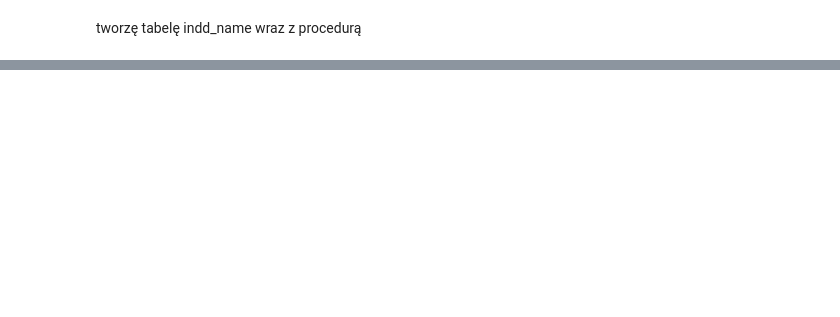
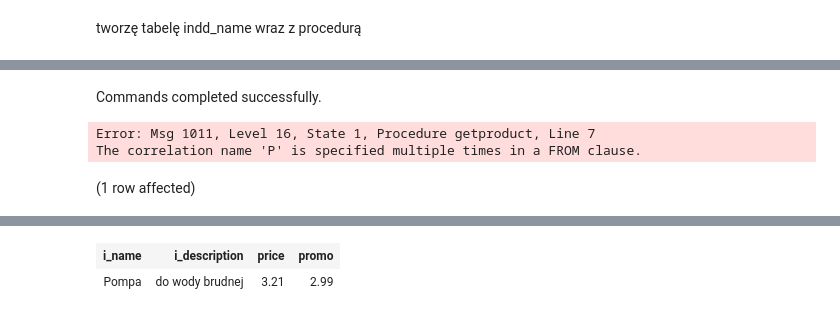
Before and after one commit to piotrHeinzelman/MySQL_2022Z, a Jupyter notebook: 00.prepareUser.Notebook-0.ipynb, the cells around one changed output, grey strips where cells are left out. Cells and saved outputs as stored; diff of their text form; code cells hidden in the pictures; blank space fills up the shorter version.

```diff
--- a/00.prepareUser.Notebook-0.ipynb
+++ b/00.prepareUser.Notebook-0.ipynb
@@ -479,0 +608,33 @@ INSERT INTO params (ID_code, ID_icon, num_value, string_value, ID_unit) VALUES (
+# %%
+USE DB_OKNO;
+GO
+
+
+CREATE OR ALTER FUNCTION dbo.getproduct (
+    @i_code BIGINT , @i_lang BIGINT , @i_issue BIGINT )  RETURNS TABLE
+AS
+RETURN
+    SELECT
+        N.i_name, N.i_description,
+        P.price, P.promo
+    FROM dbo.indd_names AS N
+
+    JOIN
+      dbo.prices AS P ON ( P.ID_code=@i_code AND P.ID_lang=@i_lang AND P.ID_issue=@i_issue )
+
+    JOIN
+      dbo.prices AS P ON ( P.ID_code=@i_code AND P.ID_lang=@i_lang AND P.ID_issue=@i_issue )
+
+
+    WHERE ( N.ID_code=@i_code AND N.ID_lang=@i_lang )
+;
+
+GO
+
+
+SELECT * FROM dbo.getproduct( dbo.getIdByCode( '80C051' ) , 1 , 2 );
+# %% [output]
+Commands completed successfully.
+Error: Msg 1011, Level 16, State 1, Procedure getproduct, Line 7
+The correlation name 'P' is specified multiple times in a FROM clause.
+(1 row affected)
@@ -479,0 +642,2 @@ INSERT INTO params (ID_code, ID_icon, num_value, string_value, ID_unit) VALUES (
+| i_name | i_description | price | promo |
+| Pompa | do wody brudnej | 3.21 | 2.99 |
```
Also changed, not shown: parts of 14 cells of this notebook.
